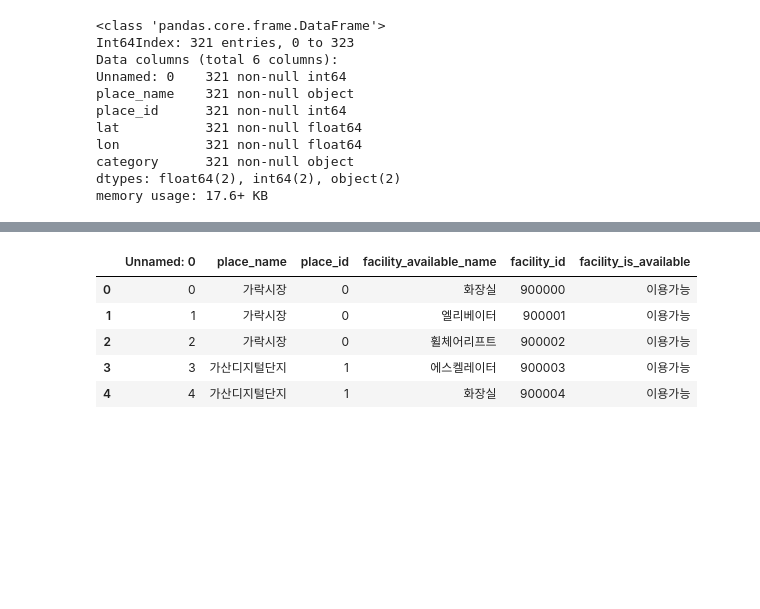
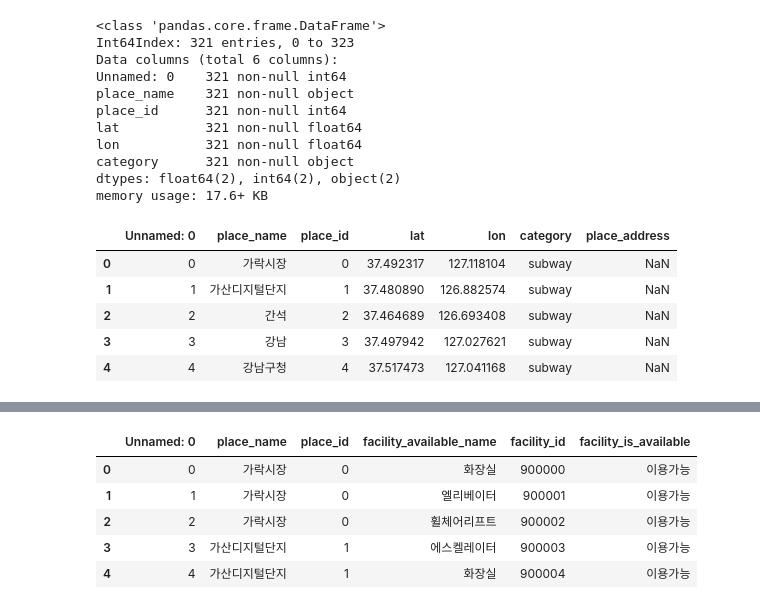
Before and after one commit to BigDataCampus/fresh, a Jupyter notebook: DataMakefile.ipynb, the cells around one changed output, grey strips where cells are left out. Cells and saved outputs as stored; diff of their text form; code cells hidden in the pictures; blank space fills up the shorter version.

```diff
--- a/DataMakefile.ipynb
+++ b/DataMakefile.ipynb
@@ -276,0 +279,11 @@ memory usage: 17.6+ KB
+# %%
+jt_subway_place['place_address']= np.nan
+# %%
+jt_subway_place.head()
+# %% [output]
+|  | Unnamed: 0 | place_name | place_id | lat | lon | category | place_address |
+| 0 | 0 | 가락시장 | 0 | 37.492317 | 127.118104 | subway | NaN |
+| 1 | 1 | 가산디지털단지 | 1 | 37.480890 | 126.882574 | subway | NaN |
+| 2 | 2 | 간석 | 2 | 37.464689 | 126.693408 | subway | NaN |
+| 3 | 3 | 강남 | 3 | 37.497942 | 127.027621 | subway | NaN |
+| 4 | 4 | 강남구청 | 4 | 37.517473 | 127.041168 | subway | NaN |
```
Also changed, not shown: parts of 3 cells of this notebook, 5 other files.
